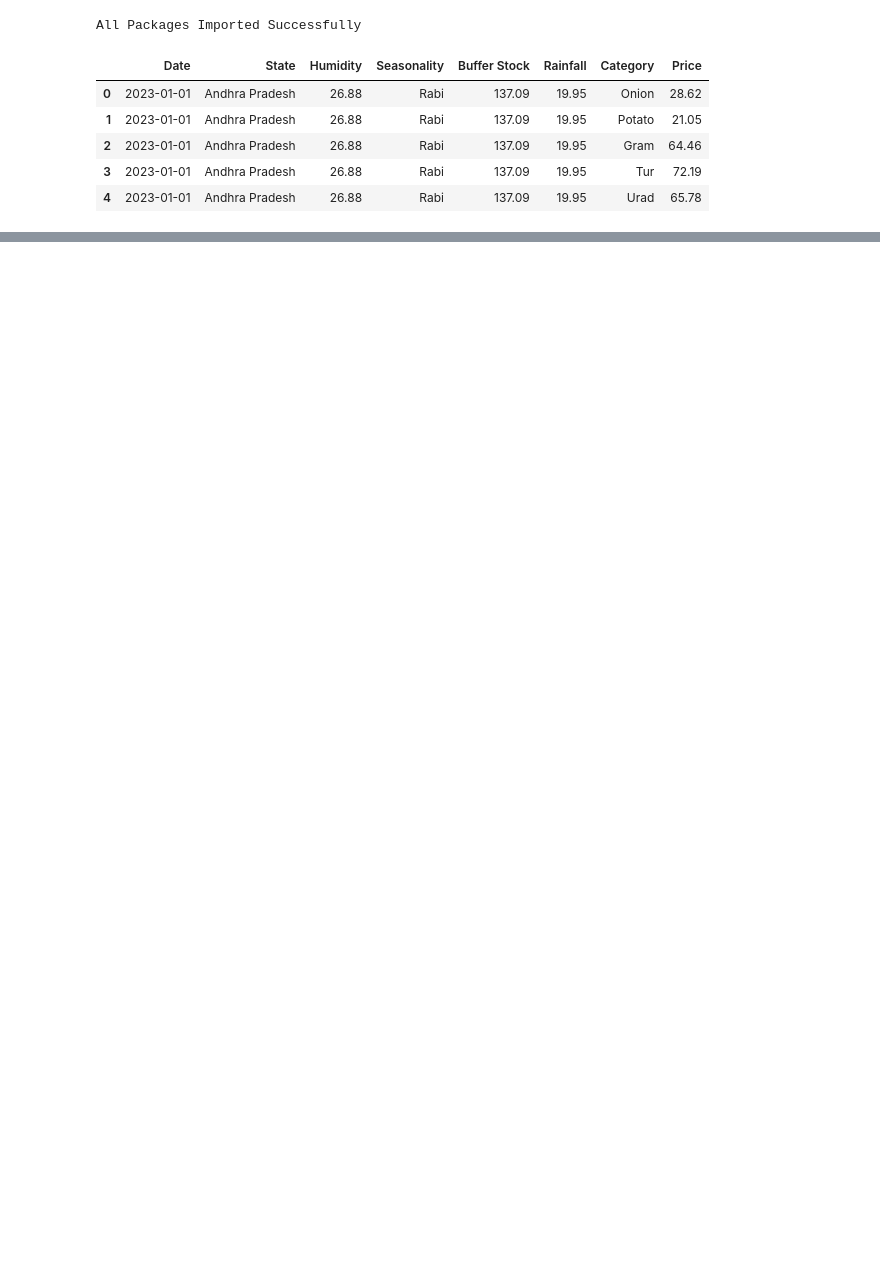
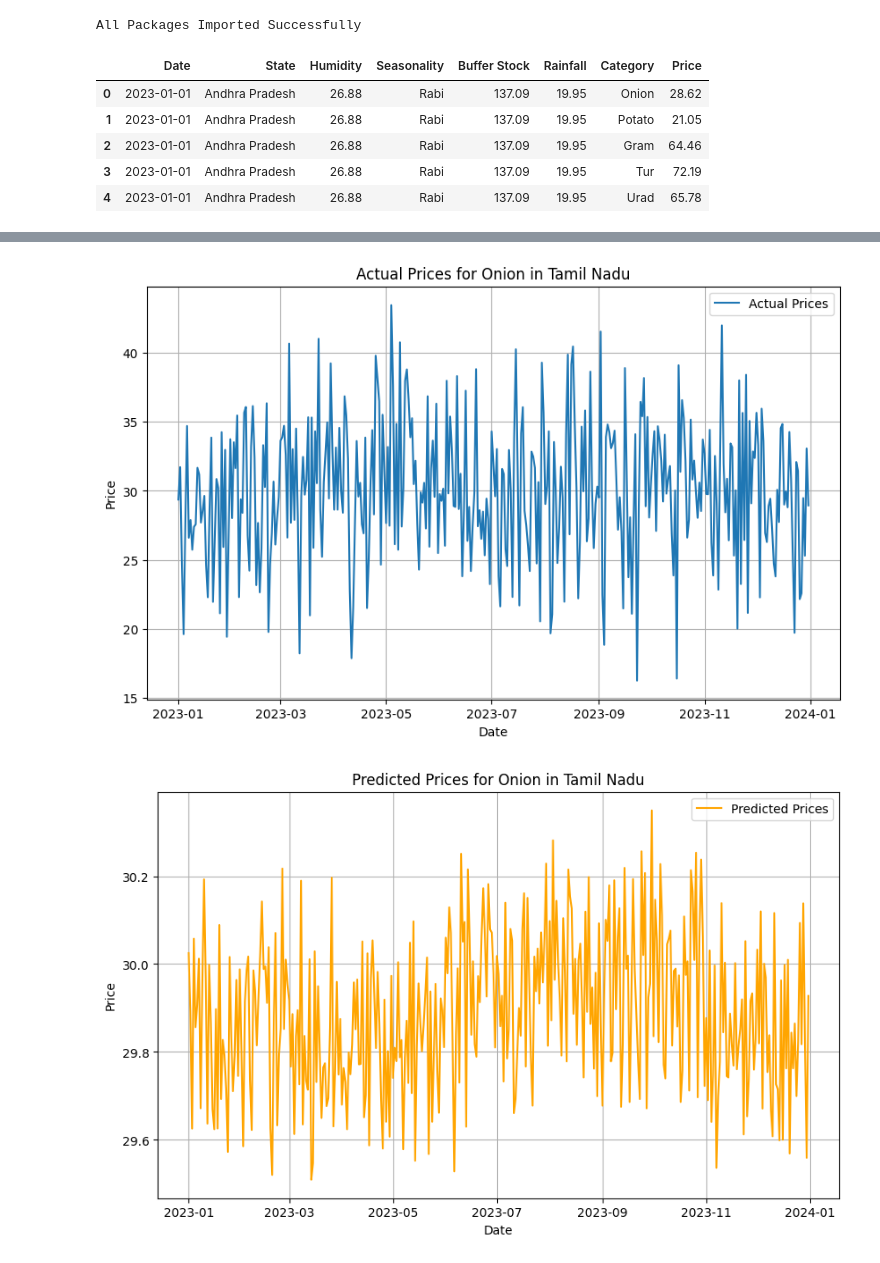
Before and after one commit to Jaga0001/LSTM_Crop_Price_Prediction, a Jupyter notebook: model.ipynb, the cells around one changed output, grey strips where cells are left out. Cells and saved outputs as stored; diff of their text form; code cells hidden in the pictures; blank space fills up the shorter version.

```diff
--- a/model.ipynb
+++ b/model.ipynb
@@ -200,3 +147,61 @@ plt.show()
+# %%
+import matplotlib.pyplot as plt
+
+# Filter the dataset for Tamil Nadu and a specific crop (e.g., Onion)
+state = "Tamil Nadu"
+crop = "Onion"
+
+# Convert state and crop names to encoded values
+state_encoded = label_encoder_state.transform([state])[0]
+category_encoded = label_encoder_category.transform([crop])[0]
+
+# Filter the data for the selected state and crop
+tamilnadu_crop_data = data[(data['State'] == state_encoded) & (data['Category'] == category_encoded)]
+
+# Extract actual prices and features from filtered data
+actual_prices_tn_crop = tamilnadu_crop_data['Price'].values
+features_tn_crop = tamilnadu_crop_data[['State', 'Humidity', 'Seasonality', 'Buffer Stock', 'Rainfall', 'Category']].values
+
+# Convert features to PyTorch tensor
+features_tn_crop_tensor = torch.Tensor(features_tn_crop).view(features_tn_crop.shape[0], 1, features_tn_crop.shape[1])
+
+# Make predictions for the filtered data
+model.eval()
+with torch.no_grad():
+    predicted_prices_tn_crop = model(features_tn_crop_tensor).squeeze().numpy()
+
+# Inverse transform both actual and predicted prices
+scaled_actual = np.zeros((len(actual_prices_tn_crop), len(scaled_columns)))
+scaled_predicted = np.zeros((len(predicted_prices_tn_crop), len(scaled_columns)))
+
+scaled_actual[:, -1] = actual_prices_tn_crop
+scaled_predicted[:, -1] = predicted_prices_tn_crop
+
+actual_prices_real = scaler.inverse_transform(scaled_actual)[:, -1]
+predicted_prices_real = scaler.inverse_transform(scaled_predicted)[:, -1]
+
+# Plot actual prices
+plt.figure(figsize=(10,6))
+plt.plot(tamilnadu_crop_data['Date'], actual_prices_real, label='Actual Prices')
+plt.title(f'Actual Prices for {crop} in {state}')
+plt.xlabel('Date')
+plt.ylabel('Price')
+plt.legend()
+plt.grid(True)
+plt.show()
+
+# Plot predicted prices
+plt.figure(figsize=(10,6))
+plt.plot(tamilnadu_crop_data['Date'], predicted_prices_real, label='Predicted Prices', color='orange')
+plt.title(f'Predicted Prices for {crop} in {state}')
+plt.xlabel('Date')
+plt.ylabel('Price')
+plt.legend()
+plt.grid(True)
+plt.show()
+# %% [output]
+[figure, added]
+[figure, added]
 # %%
 import torch
 
```
Also changed, not shown: parts of 6 cells of this notebook, 1 other file.
